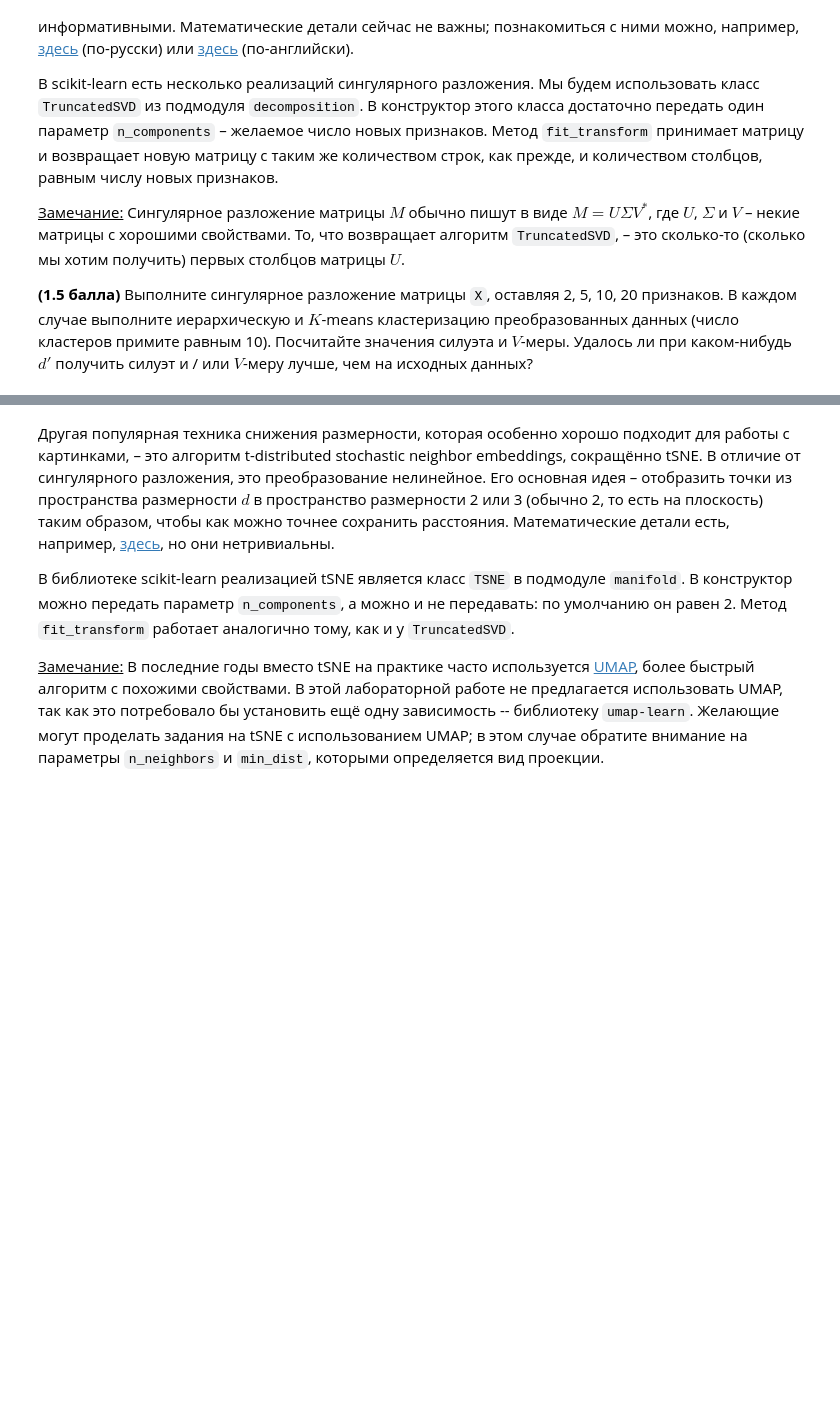
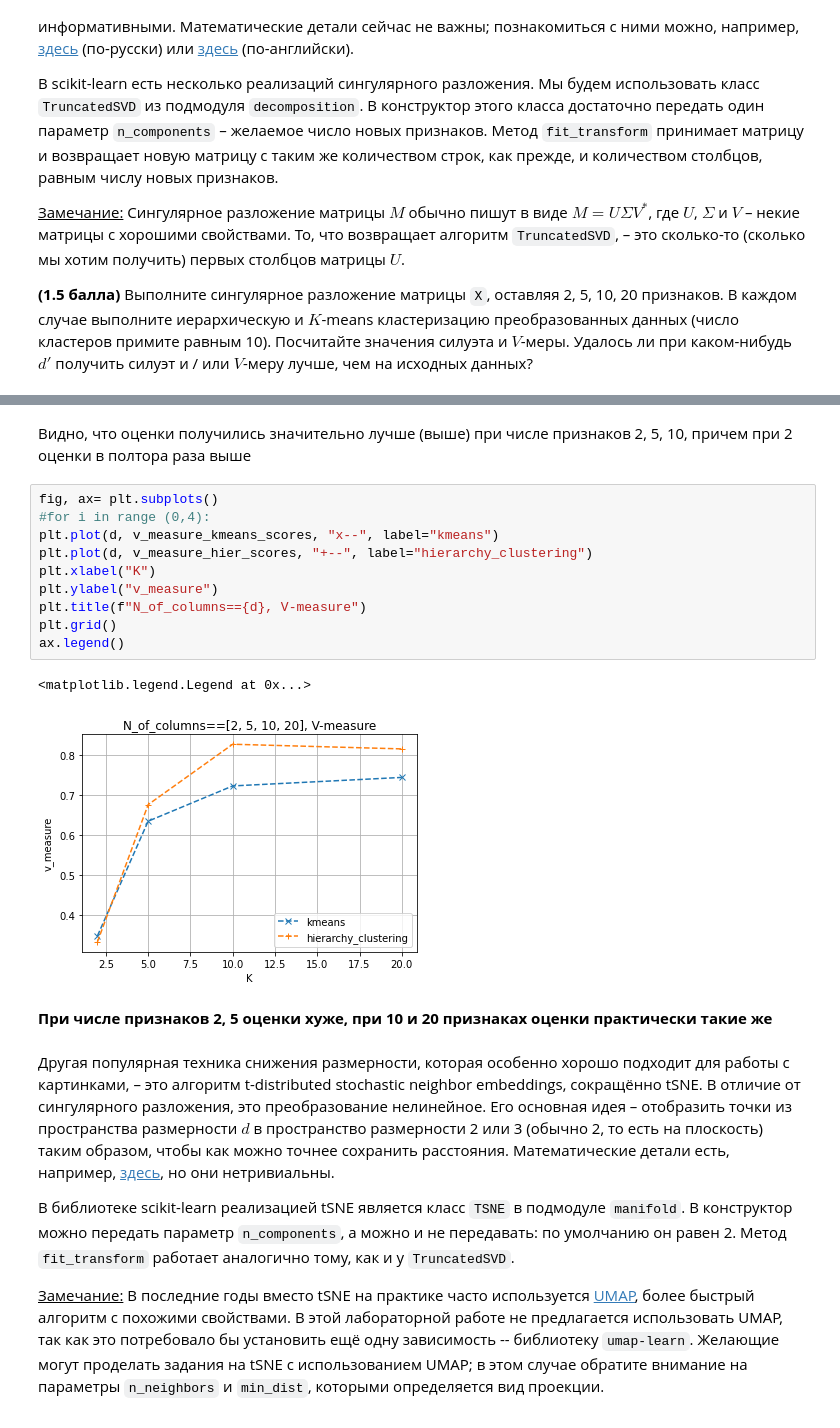
Before and after one commit to Klavierkonzert/ml7, a Jupyter notebook: clustering.ipynb, the cells around one changed output, grey strips where cells are left out. Drawn from its saved outputs; the diff is of its cells as text; blank space fills up the shorter version.

```diff
--- a/clustering.ipynb
+++ b/clustering.ipynb
@@ -218,3 +284,20 @@ plt.grid()
+# %% [markdown]
+Видно, что оценки получились значительно лучше (выше) при числе признаков 2, 5, 10, причем при 2 оценки в полтора раза выше
+# %%
+fig, ax= plt.subplots()
+#for i in range (0,4):
+plt.plot(d, v_measure_kmeans_scores, "x--", label="kmeans")
+plt.plot(d, v_measure_hier_scores, "+--", label="hierarchy_clustering")
+plt.xlabel("K")
+plt.ylabel("v_measure")
+plt.title(f"N_of_columns=={d}, V-measure")
+plt.grid()
+ax.legend()
+# %% [output]
+<matplotlib.legend.Legend at 0x...>
+[figure, added]
+# %% [markdown]
+**При числе признаков 2, 5 оценки хуже, при 10 и 20 признаках оценки практически такие же**
 # %% [markdown]
 Другая популярная техника снижения размерности, которая особенно хорошо подходит для работы с картинками, – это алгоритм t-distributed stochastic neighbor embeddings, сокращённо tSNE. В отличие от сингулярного разложения, это преобразование нелинейное. Его основная идея – отобразить точки из пространства размерности $d$ в пространство размерности 2 или 3 (обычно 2, то есть на плоскость) таким образом, чтобы как можно точнее сохранить расстояния. Математические детали есть, например, [здесь](https://en.wikipedia.org/wiki/T-distributed_stochastic_neighbor_embedding), но они нетривиальны.
 
```
Also changed, not shown: parts of 18 cells of this notebook.
